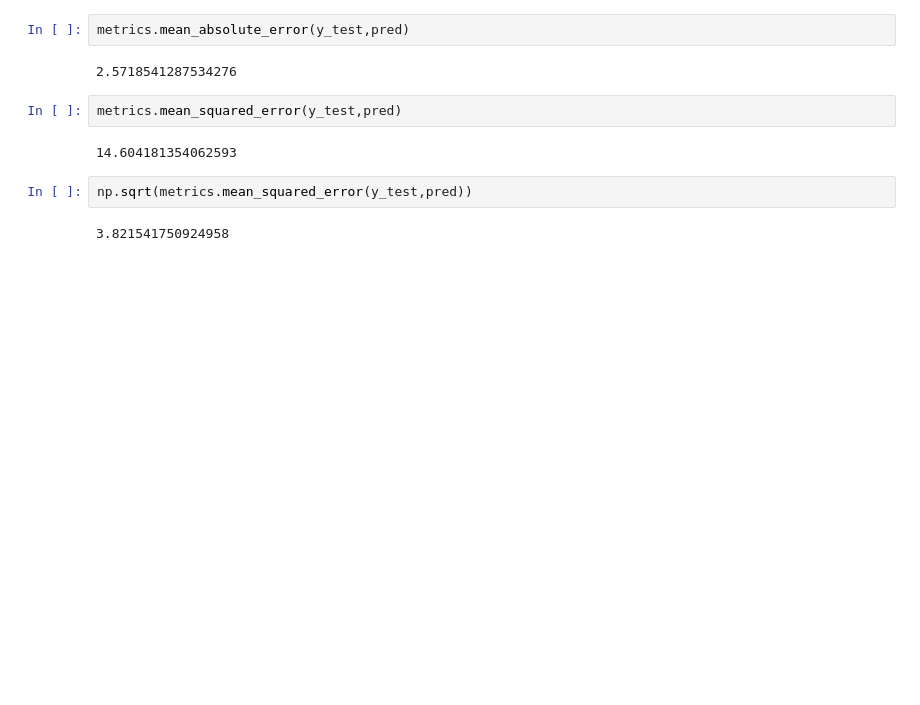
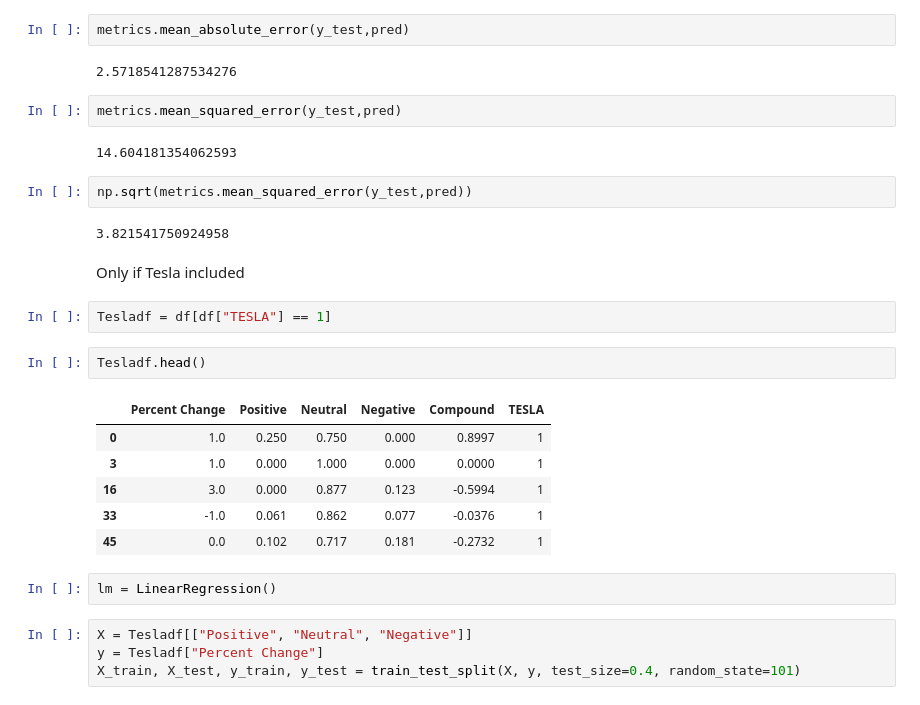
Before and after one commit to SureFoot0/Elon-Musk-Tesla-Tweets, a Jupyter notebook: Regression.ipynb, the cells around one changed output. Drawn from its saved outputs; the diff is of its cells as text; blank space fills up the shorter version.

```diff
--- a/Regression.ipynb
+++ b/Regression.ipynb
@@ -54,3 +56,22 @@ metrics.mean_squared_error(y_test,pred)
 np.sqrt(metrics.mean_squared_error(y_test,pred))
 # %% [output]
 3.821541750924958
+# %% [markdown]
+Only if Tesla included
+# %%
+Tesladf = df[df["TESLA"] == 1]
+# %%
+Tesladf.head()
+# %% [output]
+|  | Percent Change | Positive | Neutral | Negative | Compound | TESLA |
+| 0 | 1.0 | 0.250 | 0.750 | 0.000 | 0.8997 | 1 |
+| 3 | 1.0 | 0.000 | 1.000 | 0.000 | 0.0000 | 1 |
+| 16 | 3.0 | 0.000 | 0.877 | 0.123 | -0.5994 | 1 |
+| 33 | -1.0 | 0.061 | 0.862 | 0.077 | -0.0376 | 1 |
+| 45 | 0.0 | 0.102 | 0.717 | 0.181 | -0.2732 | 1 |
+# %%
+lm = LinearRegression()
+# %%
+X = Tesladf[["Positive", "Neutral", "Negative"]]
+y = Tesladf["Percent Change"]
+X_train, X_test, y_train, y_test = train_test_split(X, y, test_size=0.4, random_state=101)
```
Also changed, not shown: parts of 8 cells of this notebook.
